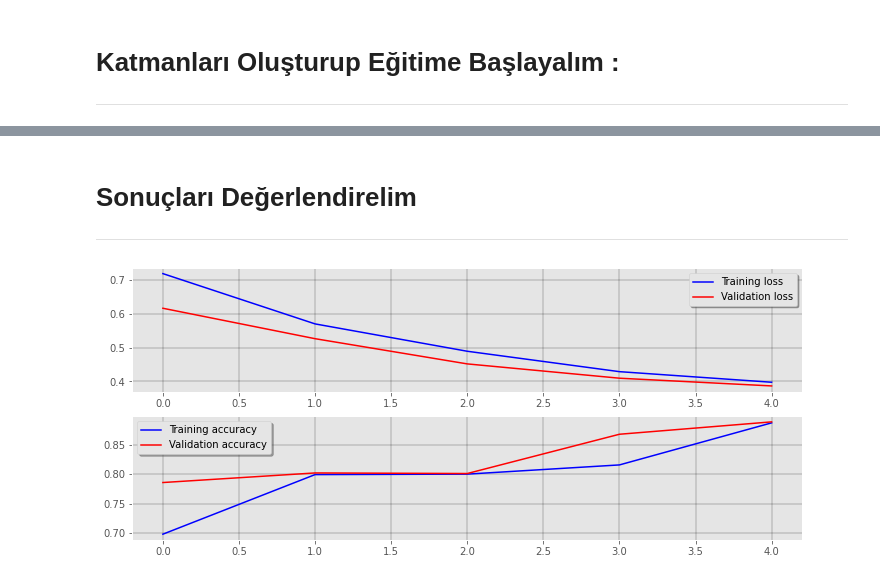
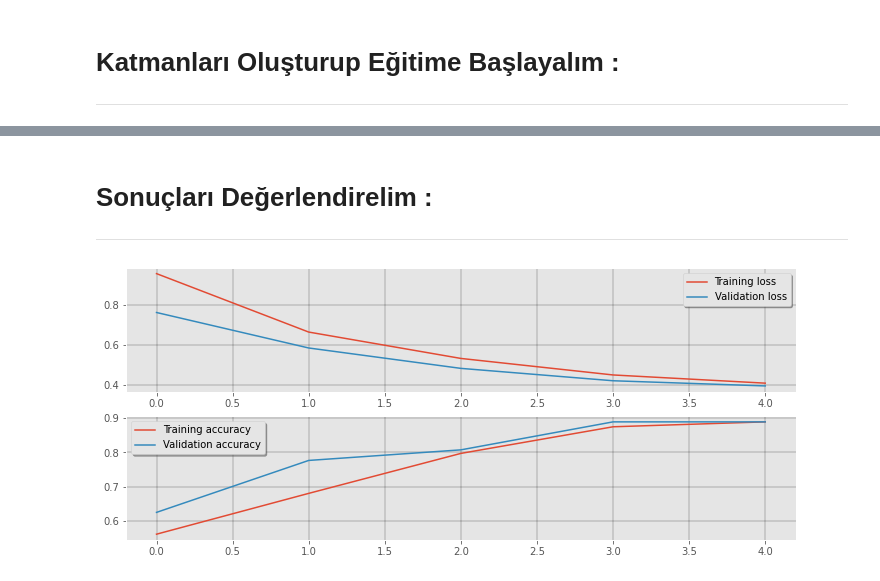
Before and after one commit to onur-kantar/Convolutional-Neural-Network, a Jupyter notebook: CNN.ipynb, the cells around one changed output, grey strips where cells are left out. Cells and saved outputs as stored; diff of their text form; code cells hidden in the pictures.

```diff
--- a/CNN.ipynb
+++ b/CNN.ipynb
@@ -116,8 +110,14 @@ stop_word_list
 # %%
 def preprocess_text(sen):
 
+    # URL Silme İşlemi
+    sentence = re.sub(r'http\S+', '', str(sen))
+
+    # E-Mail Adresi Silme İşlemi
+    sentence = re.sub('\S+@\S+', '', str(sentence))
+
     # Sayıları Silme İşlemi
-    sentence = re.sub('[\d\s]', ' ', str(sen))
+    sentence = re.sub('[\d\s]', ' ', str(sentence))
 
     # Noktalama İşaretlerini Silme İşlemi
     sentence = re.sub('[^\w\s]', ' ', str(sentence))
@@ -334,19 +324,19 @@ Test accuracy: 0.8890743851661682
 # %% [markdown]
-# Sonuçları Değerlendirelim
+# Sonuçları Değerlendirelim :
 
 ---
 # %%
 plt.style.use('ggplot')
 
 fig, ax = plt.subplots(2, 1, figsize=(12,5))
-ax[0].plot(history.history['loss'], color='b', label="Training loss")
-ax[0].plot(history.history['val_loss'], color='r', label="Validation loss",axes =ax[0])
+ax[0].plot(history.history['loss'], label="Training loss")
+ax[0].plot(history.history['val_loss'], label="Validation loss",axes =ax[0])
 ax[0].grid(color='black', linestyle='-', linewidth=0.25)
 legend = ax[0].legend(loc='best', shadow=True)
 
-ax[1].plot(history.history['acc'], color='b', label="Training accuracy")
-ax[1].plot(history.history['val_acc'], color='r',label="Validation accuracy")
+ax[1].plot(history.history['acc'], label="Training accuracy")
+ax[1].plot(history.history['val_acc'], label="Validation accuracy")
 ax[1].grid(color='black', linestyle='-', linewidth=0.25)
 legend = ax[1].legend(loc='best', shadow=True)
 # %% [output]
-[figure, old version]
+[figure, new version]
```
Also changed, not shown: parts of 15 cells of this notebook.
